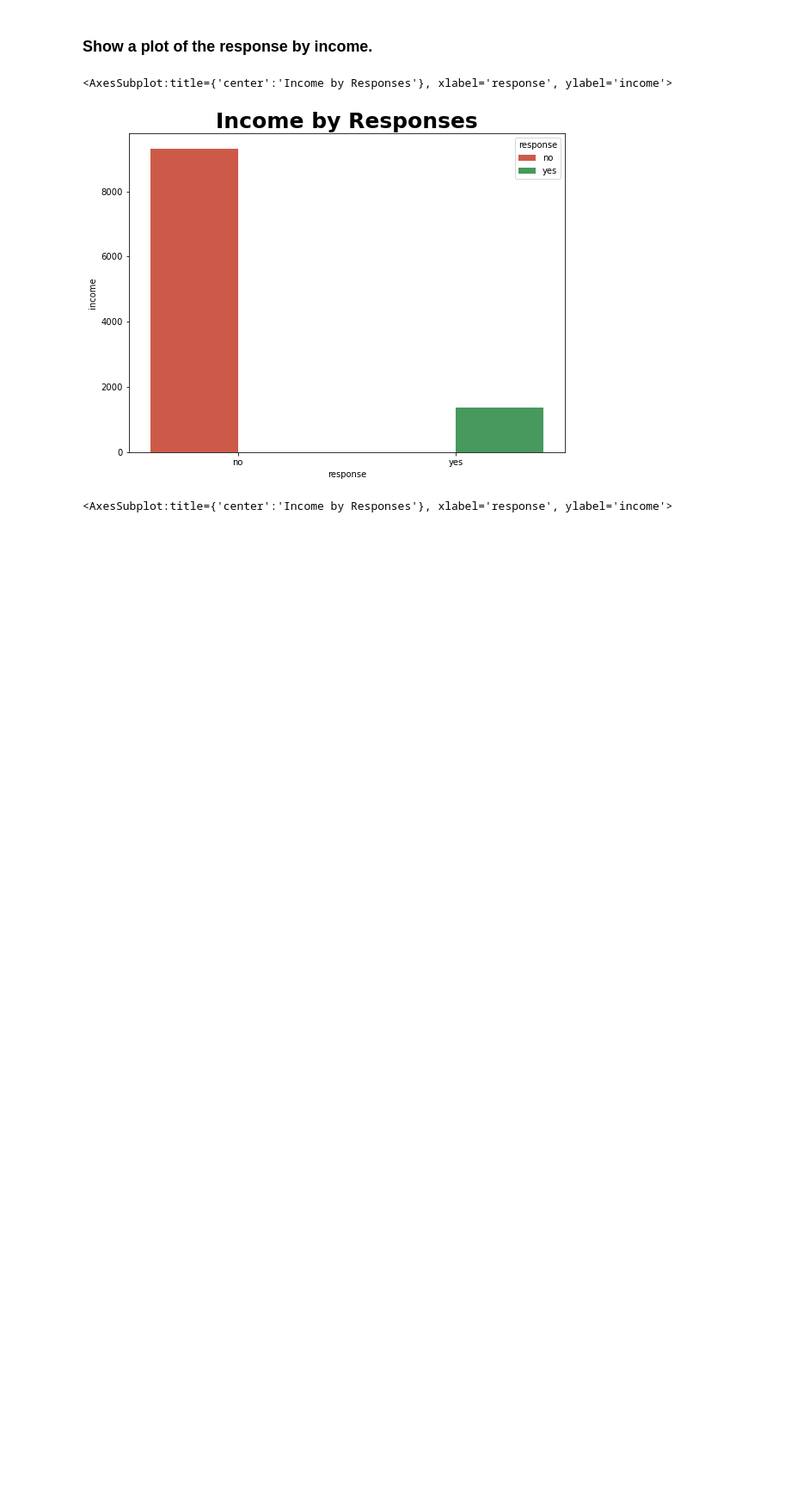
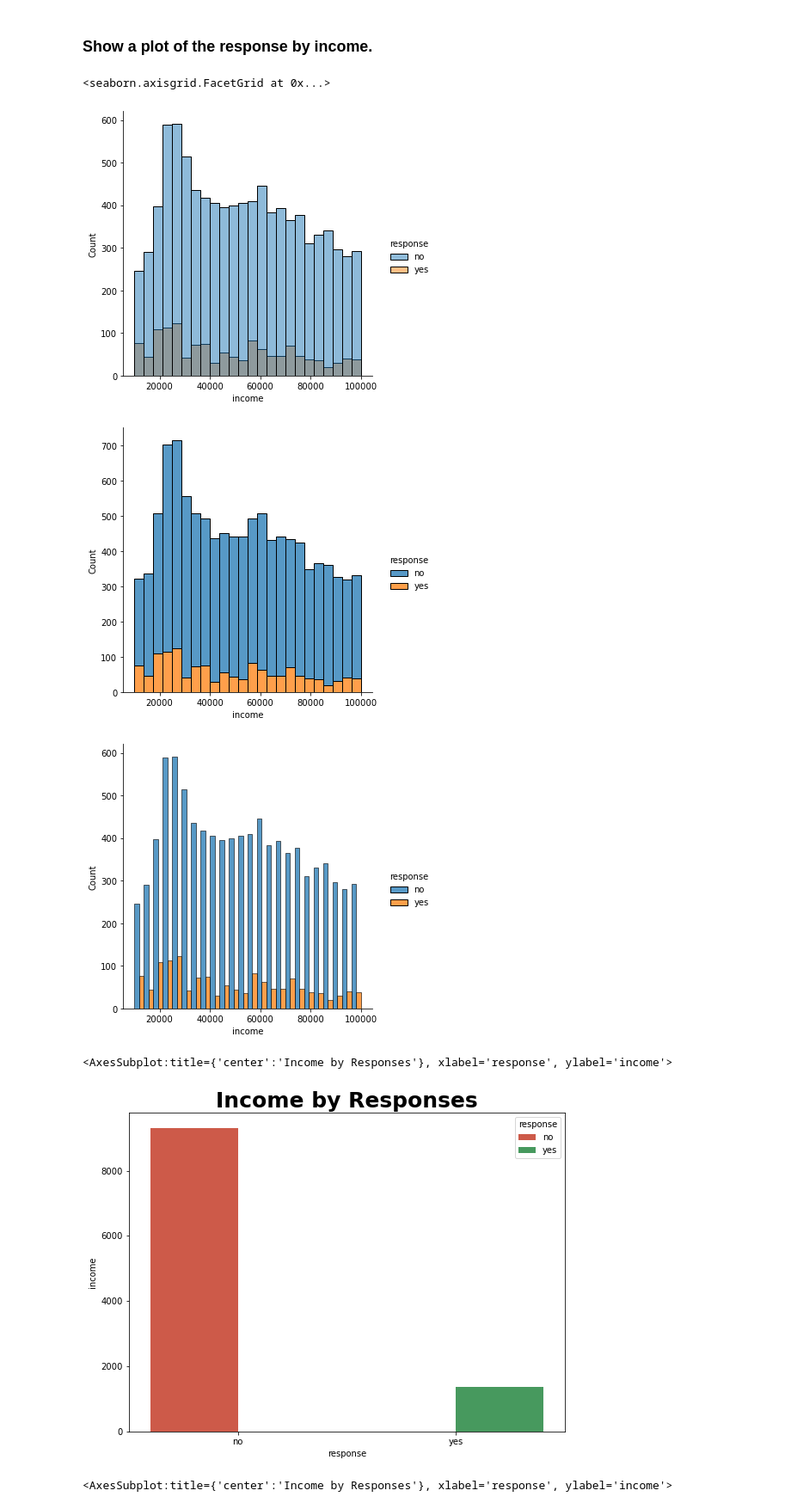
Before and after one commit to marsango16/IronEvans, a Jupyter notebook: Week2_Day4_Healthcare_activity4_thursday.ipynb, the cells around one changed output. Shown at 86% size. Saved outputs shown, nothing was run; the diff lists cells and outputs as text; code cells hidden in the pictures; blank space fills up the shorter version.

```diff
--- a/Week2_Day4_Healthcare_activity4_thursday.ipynb
+++ b/Week2_Day4_Healthcare_activity4_thursday.ipynb
@@ -1086,5 +1104,15 @@ sns.barplot(x = response_claim['response'],y = response_claim['total_claim_amoun
 # %% [markdown]
 ### Show a plot of the response by income.
+# %%
+#Show a plot of the response by the  income
+sns.displot(mdf2, x="income", hue="response")
+sns.displot(mdf2, x="income", hue="response", multiple="stack")
+sns.displot(mdf2, x="income", hue="response", multiple="dodge")
+# %% [output]
+<seaborn.axisgrid.FacetGrid at 0x...>
+[figure, added]
+[figure, added]
+[figure, added]
 # %%
 #Show a plot of the response by income.
 response_income = mdf2.groupby(['response'])['income'].count().reset_index()
```
Also changed, not shown: parts of 13 cells of this notebook.
